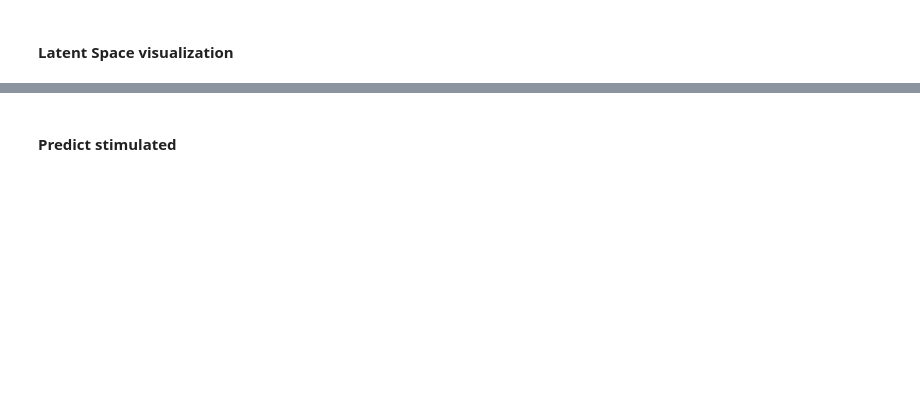
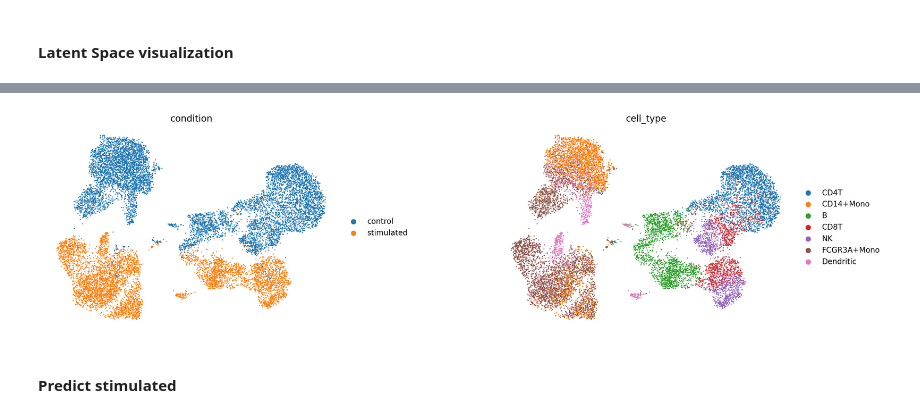
Before and after one commit to danorel/vaegen, a Jupyter notebook: scGen+VAE.ipynb, the cells around one changed output, grey strips where cells are left out. Cells and saved outputs as stored; diff of their text form; code cells hidden in the pictures; blank space fills up the shorter version.

```diff
--- a/scGen+VAE.ipynb
+++ b/scGen+VAE.ipynb
@@ -116,7 +118,7 @@ class VAE(nn.Module):
 # %% [markdown]
 #### Train
 # %%
-def train(autoencoder, dataloader, epochs=20):
+def training(autoencoder, dataloader, epochs=20):
     kl_weight = autoencoder.kl_weight
     opt = torch.optim.Adam(autoencoder.parameters())
     for epoch in range(epochs):
@@ -159,9 +161,9 @@ n_layers = 2     # hidden layers in fully-connected NN
 autoencoder = VAE(n_input, n_layers, n_hidden, n_latent)
 
 # TRAIN
-autoencoder = train(autoencoder,
-                    dataloader=DataLoader(dataset, batch_size=32, shuffle=True),
-                    epochs=50)
+autoencoder = training(autoencoder,
+                       dataloader=DataLoader(dataset, batch_size=32, shuffle=True),
+                       epochs=50)
 
 # save parameters
 # torch.save(autoencoder.state_dict(), 'autoencoder.pt')
@@ -182,5 +198,9 @@ latent_adata = sc.AnnData(X=latent_X.detach().numpy(), obs=train_new.obs.copy())
 # %%
 sc.pp.neighbors(latent_adata)
 sc.tl.umap(latent_adata)
-sc.pl.umap(latent_adata, color=['condition', 'cell_type'], wspace=0.4, frameon=False,
+sc.pl.umap(latent_adata,
+           color=['condition', 'cell_type'],
+           wspace=0.4,
+           frameon=False,
            save='latentspace_pbi.pdf')
+# %% [output]
@@ -187,3 +208,4 @@ sc.pl.umap(latent_adata, color=['condition', 'cell_type'], wspace=0.4, frameon=F
+[figure, added]
 # %% [markdown]
 #### Predict stimulated
 # %%
```
Also changed, not shown: parts of 8 cells of this notebook, 1 other file.
